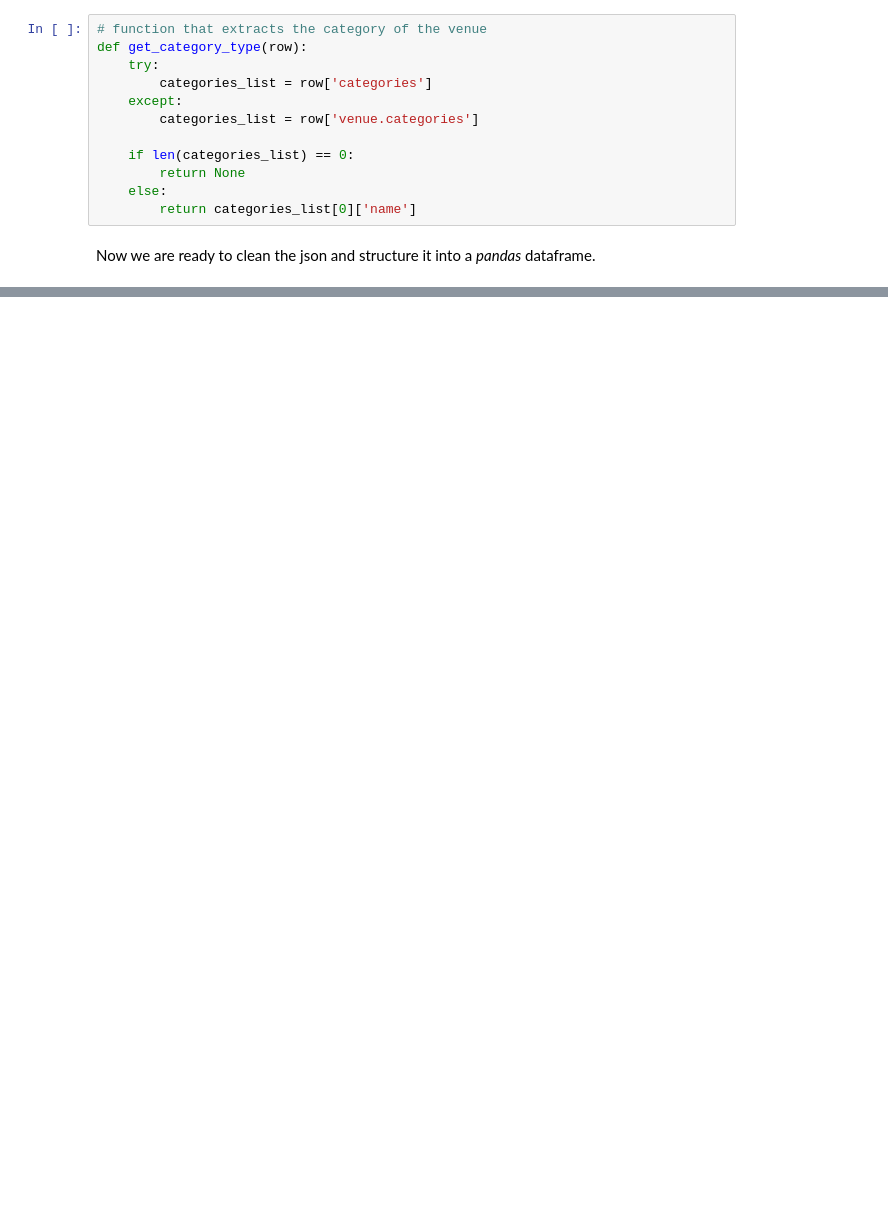
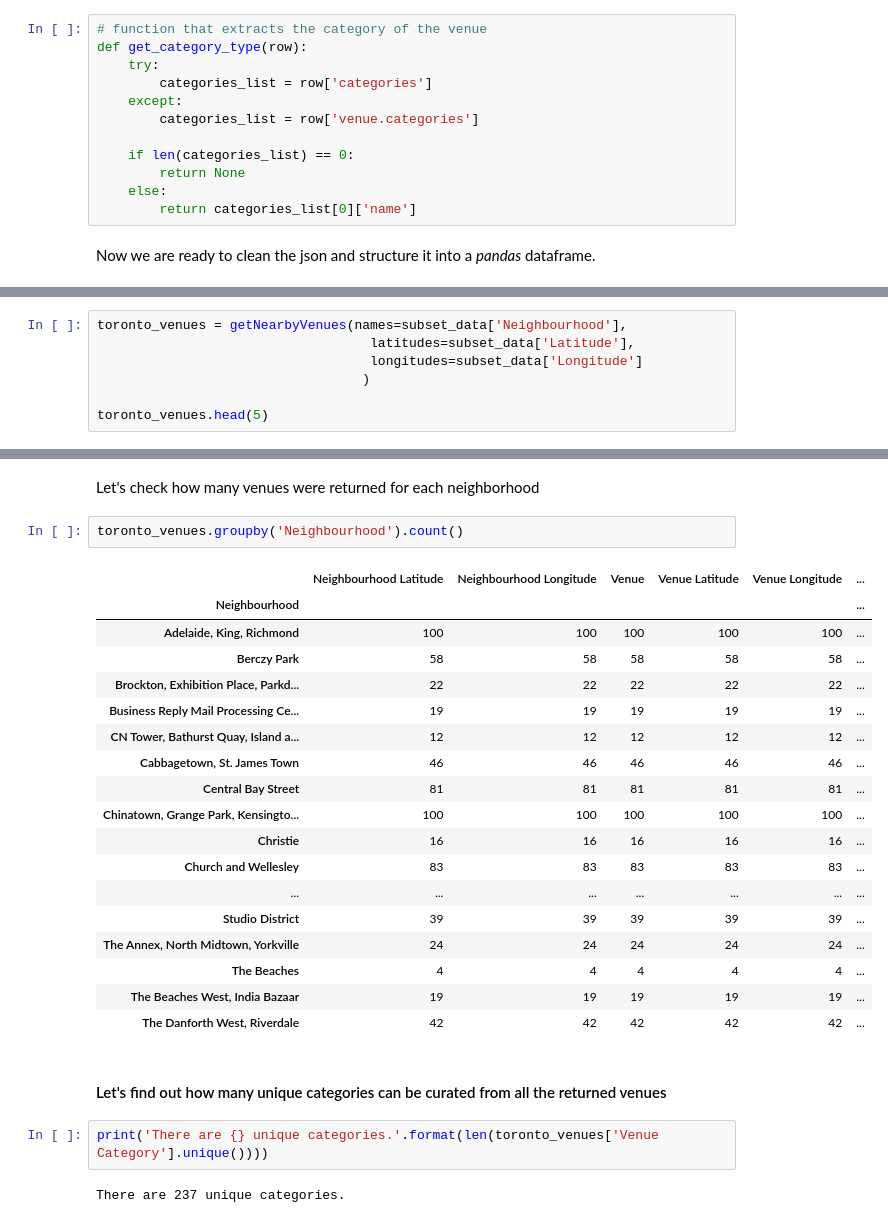
Before and after one commit to rojyates/Coursera_Capstone, a Jupyter notebook: Capstone Week 3 Canadian PostCodes.ipynb, the cells around one changed output, grey strips where cells are left out. Drawn from its saved outputs; the diff is of its cells as text; blank space fills up the shorter version.

```diff
--- a/Capstone Week 3 Canadian PostCodes.ipynb
+++ b/Capstone Week 3 Canadian PostCodes.ipynb
@@ -365,0 +412,7 @@ nearby_venues.head()
+# %%
+toronto_venues = getNearbyVenues(names=subset_data['Neighbourhood'],
+                                   latitudes=subset_data['Latitude'],
+                                   longitudes=subset_data['Longitude']
+                                  )
+
+toronto_venues.head(5)
@@ -365,0 +426,29 @@ nearby_venues.head()
+# %% [markdown]
+Let's check how many venues were returned for each neighborhood
+# %%
+toronto_venues.groupby('Neighbourhood').count()
+# %% [output]
+|  | Neighbourhood Latitude | Neighbourhood Longitude | Venue | Venue Latitude | Venue Longitude | ... |
+| Neighbourhood |  |  |  |  |  | ... |
+| Adelaide, King, Richmond | 100 | 100 | 100 | 100 | 100 | ... |
+| Berczy Park | 58 | 58 | 58 | 58 | 58 | ... |
+| Brockton, Exhibition Place, Parkd... | 22 | 22 | 22 | 22 | 22 | ... |
+| Business Reply Mail Processing Ce... | 19 | 19 | 19 | 19 | 19 | ... |
+| CN Tower, Bathurst Quay, Island a... | 12 | 12 | 12 | 12 | 12 | ... |
+| Cabbagetown, St. James Town | 46 | 46 | 46 | 46 | 46 | ... |
+| Central Bay Street | 81 | 81 | 81 | 81 | 81 | ... |
+| Chinatown, Grange Park, Kensingto... | 100 | 100 | 100 | 100 | 100 | ... |
+| Christie | 16 | 16 | 16 | 16 | 16 | ... |
+| Church and Wellesley | 83 | 83 | 83 | 83 | 83 | ... |
+| ... | ... | ... | ... | ... | ... | ... |
+| Studio District | 39 | 39 | 39 | 39 | 39 | ... |
+| The Annex, North Midtown, Yorkville | 24 | 24 | 24 | 24 | 24 | ... |
+| The Beaches | 4 | 4 | 4 | 4 | 4 | ... |
+| The Beaches West, India Bazaar | 19 | 19 | 19 | 19 | 19 | ... |
+| The Danforth West, Riverdale | 42 | 42 | 42 | 42 | 42 | ... |
+# %% [markdown]
+#### Let's find out how many unique categories can be curated from all the returned venues
+# %%
+print('There are {} unique categories.'.format(len(toronto_venues['Venue Category'].unique())))
+# %% [output]
+There are 237 unique categories.
```
Also changed, not shown: parts of 32 cells of this notebook.
